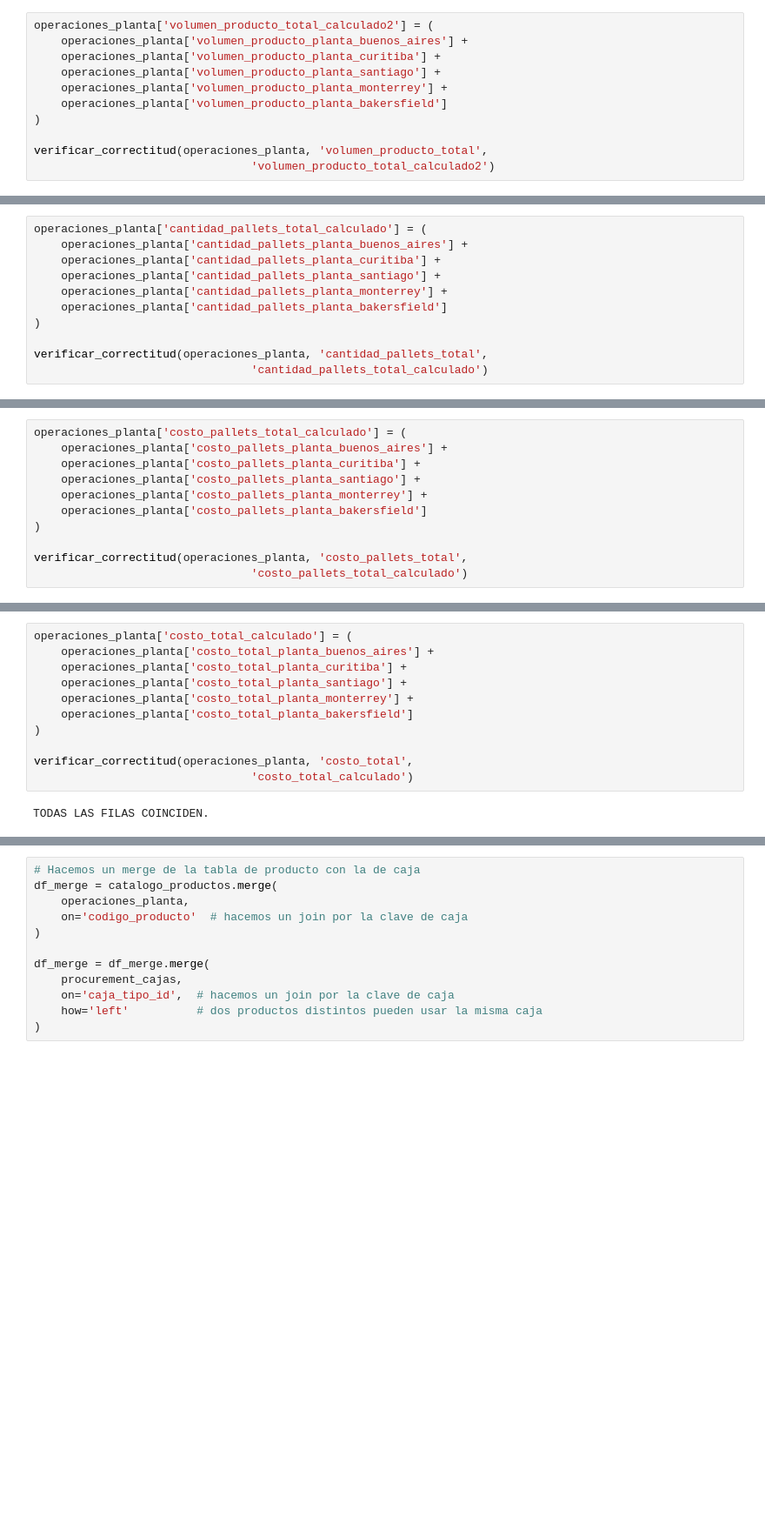
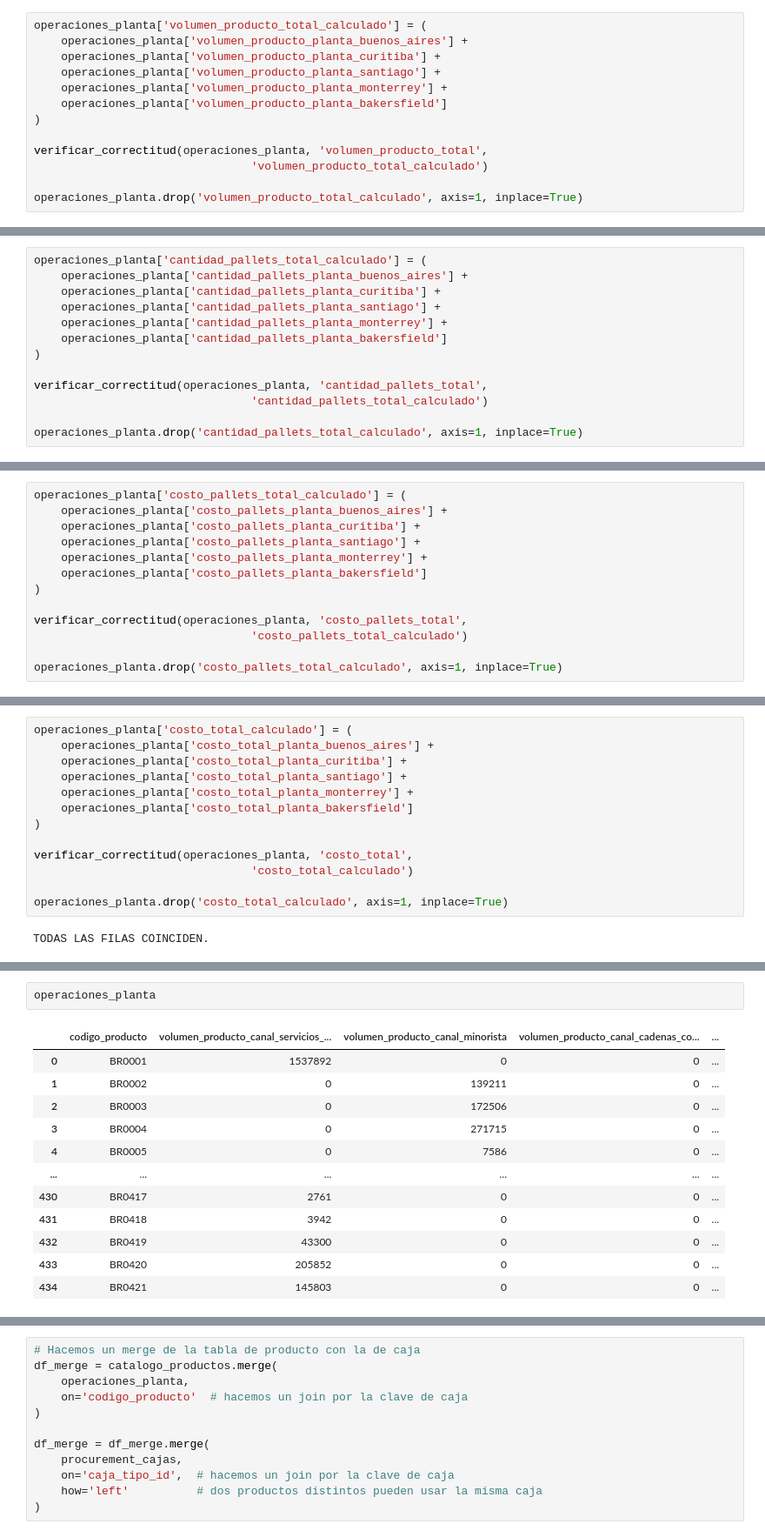
Before and after one commit to demianelnecave/AlixPartners-Competencia-Datos, a Jupyter notebook: 1b.correctitud.ipynb, the cells around one changed output, grey strips where cells are left out. Shown at 87% size. Saved outputs shown, nothing was run; the diff lists cells and outputs as text; blank space fills up the shorter version.

```diff
--- a/1b.correctitud.ipynb
+++ b/1b.correctitud.ipynb
@@ -68,7 +100,7 @@ verificar_correctitud(operaciones_planta, 'volumen_producto_total',
 # %% [output]
 TODAS LAS FILAS COINCIDEN.
 # %%
-operaciones_planta['volumen_producto_total_calculado2'] = (
+operaciones_planta['volumen_producto_total_calculado'] = (
     operaciones_planta['volumen_producto_planta_buenos_aires'] +
     operaciones_planta['volumen_producto_planta_curitiba'] +
     operaciones_planta['volumen_producto_planta_santiago'] +
@@ -77,6 +109,8 @@ operaciones_planta['volumen_producto_total_calculado2'] = (
 )
 
 verificar_correctitud(operaciones_planta, 'volumen_producto_total',
-                                'volumen_producto_total_calculado2')
+                                'volumen_producto_total_calculado')
+
+operaciones_planta.drop('volumen_producto_total_calculado', axis=1, inplace=True)
 # %% [output]
 TODAS LAS FILAS COINCIDEN.
@@ -91,6 +127,8 @@ operaciones_planta['cantidad_pallets_total_calculado'] = (
 
 verificar_correctitud(operaciones_planta, 'cantidad_pallets_total',
                                 'cantidad_pallets_total_calculado')
+
+operaciones_planta.drop('cantidad_pallets_total_calculado', axis=1, inplace=True)
 # %% [output]
 TODAS LAS FILAS COINCIDEN.
 # %%
@@ -104,6 +142,8 @@ operaciones_planta['costo_pallets_total_calculado'] = (
 
 verificar_correctitud(operaciones_planta, 'costo_pallets_total',
                                 'costo_pallets_total_calculado')
+
+operaciones_planta.drop('costo_pallets_total_calculado', axis=1, inplace=True)
 # %% [output]
 TODAS LAS FILAS COINCIDEN.
 # %%
@@ -117,5 +157,7 @@ operaciones_planta['costo_total_calculado'] = (
 
 verificar_correctitud(operaciones_planta, 'costo_total',
                                 'costo_total_calculado')
+
+operaciones_planta.drop('costo_total_calculado', axis=1, inplace=True)
 # %% [output]
 TODAS LAS FILAS COINCIDEN.
@@ -166,0 +250,15 @@ TODAS LAS FILAS COINCIDEN.
+# %%
+operaciones_planta
+# %% [output]
+|  | codigo_producto | volumen_producto_canal_servicios_... | volumen_producto_canal_minorista | volumen_producto_canal_cadenas_co... | ... |
+| 0 | BR0001 | 1537892 | 0 | 0 | ... |
+| 1 | BR0002 | 0 | 139211 | 0 | ... |
+| 2 | BR0003 | 0 | 172506 | 0 | ... |
+| 3 | BR0004 | 0 | 271715 | 0 | ... |
+| 4 | BR0005 | 0 | 7586 | 0 | ... |
+| ... | ... | ... | ... | ... | ... |
+| 430 | BR0417 | 2761 | 0 | 0 | ... |
+| 431 | BR0418 | 3942 | 0 | 0 | ... |
+| 432 | BR0419 | 43300 | 0 | 0 | ... |
+| 433 | BR0420 | 205852 | 0 | 0 | ... |
+| 434 | BR0421 | 145803 | 0 | 0 | ... |
```
Also changed, not shown: parts of 39 cells of this notebook, 2 other files.
